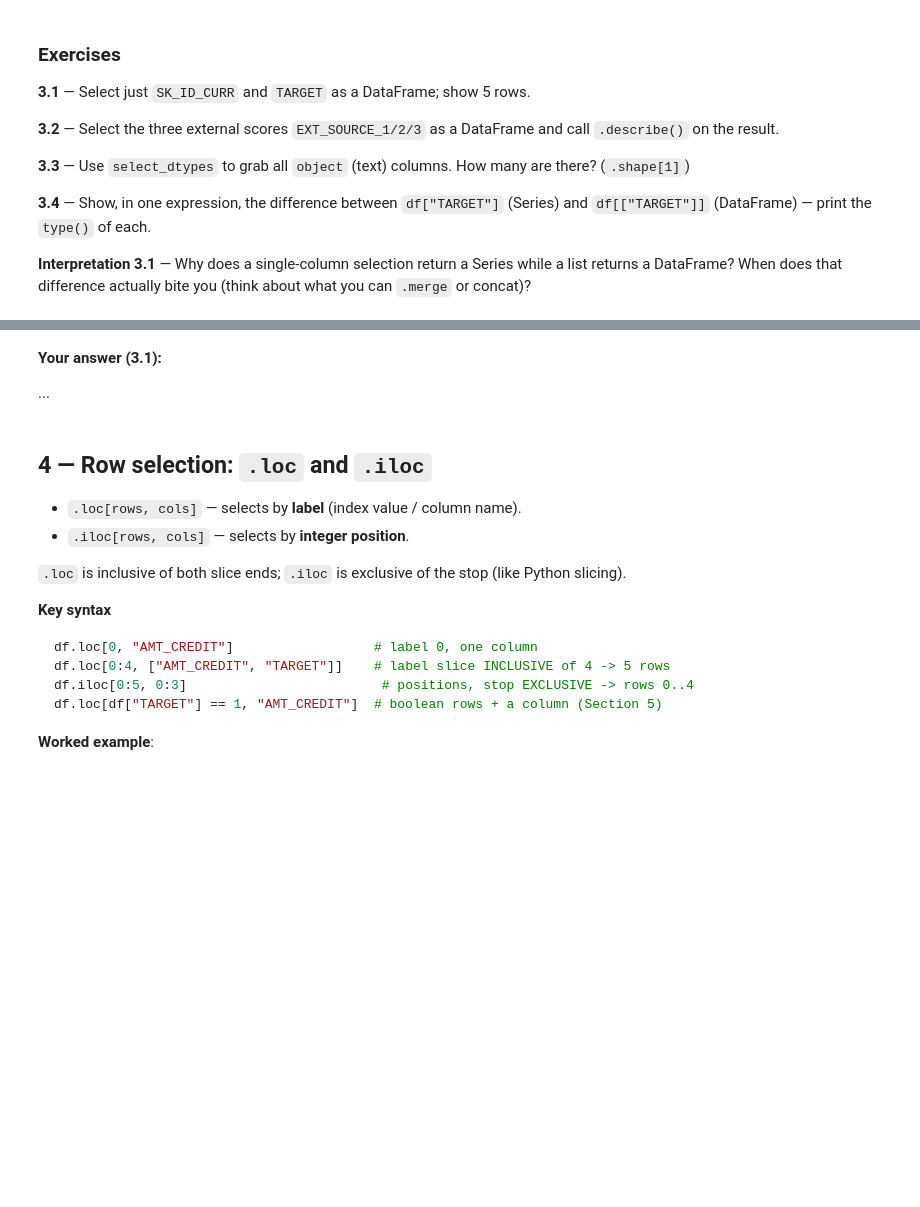
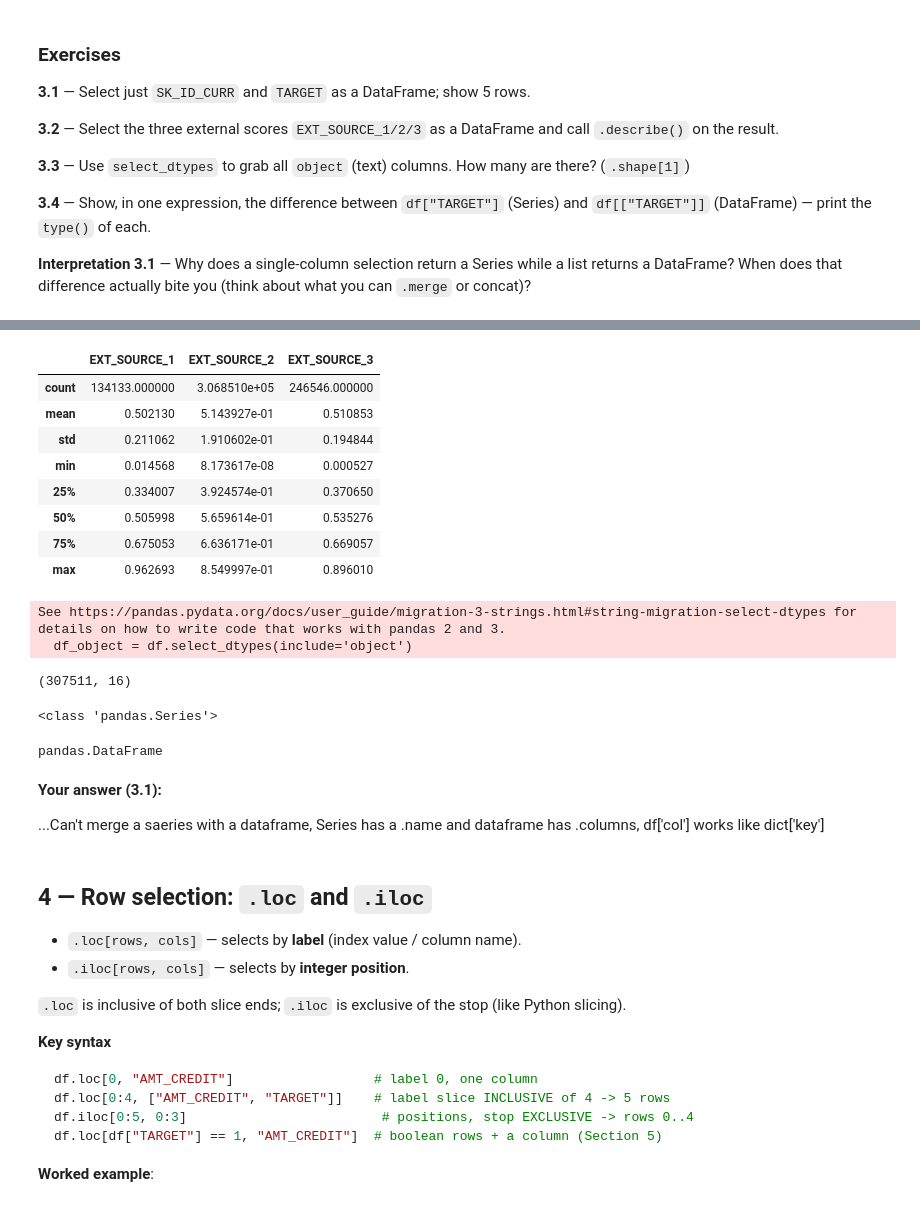
Before and after one commit to smallchuch/CreditRiskLearning, a Jupyter notebook: Learning Journey/1.3 - Pandas/pandas_practice_home_credit.ipynb, the cells around one changed output, grey strips where cells are left out. Drawn from its saved outputs; the diff is of its cells as text; code cells hidden in the pictures; blank space fills up the shorter version.

Commit message:
Working through more pandas for repitition

```diff
--- a/Learning Journey/1.3 - Pandas/pandas_practice_home_credit.ipynb
+++ b/Learning Journey/1.3 - Pandas/pandas_practice_home_credit.ipynb
@@ -212,2 +324,14 @@ multi.head()
 # %%
 # Ex 3.2
+
+df[['EXT_SOURCE_1', 'EXT_SOURCE_2', 'EXT_SOURCE_3']].describe()
+# %% [output]
+|  | EXT_SOURCE_1 | EXT_SOURCE_2 | EXT_SOURCE_3 |
+| count | 134133.000000 | 3.068510e+05 | 246546.000000 |
+| mean | 0.502130 | 5.143927e-01 | 0.510853 |
+| std | 0.211062 | 1.910602e-01 | 0.194844 |
+| min | 0.014568 | 8.173617e-08 | 0.000527 |
+| 25% | 0.334007 | 3.924574e-01 | 0.370650 |
+| 50% | 0.505998 | 5.659614e-01 | 0.535276 |
+| 75% | 0.675053 | 6.636171e-01 | 0.669057 |
+| max | 0.962693 | 8.549997e-01 | 0.896010 |
@@ -218,7 +338,32 @@ multi.head()
-# %% [markdown]
-**Your answer (3.1):**
-
-...
+# %%
+# Ex 3.3
+
+df_object = df.select_dtypes(include='object')
+
+df_object.shape
+
+# 16 Columns with type 'obbject'
+# %% [output]
+See https://pandas.pydata.org/docs/user_guide/migration-3-strings.html#string-migration-select-dtypes for details on how to write code that works with pandas 2 and 3.
+  df_object = df.select_dtypes(include='object')
+(307511, 16)
+# %%
+# Ex 3.4
+
+series = df['TARGET']
+
+print(type(series))
+
+df_type = df[['TARGET']]
+
+type(df_type)
+# %% [output]
+<class 'pandas.Series'>
+pandas.DataFrame
+# %% [markdown]
+**Your answer (3.1):**
+
+...Can't merge a saeries with a dataframe, Series has a .name and dataframe has .columns, df['col'] works like dict['key']
 # %% [markdown]
 ## 4 — Row selection: `.loc` and `.iloc`
 
```
Also changed, not shown: parts of 36 cells of this notebook, 2 other files.
